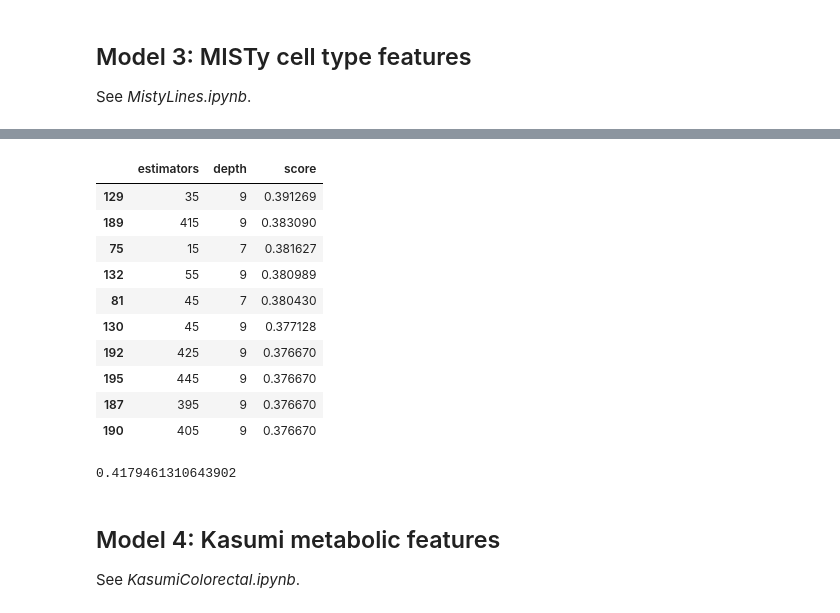
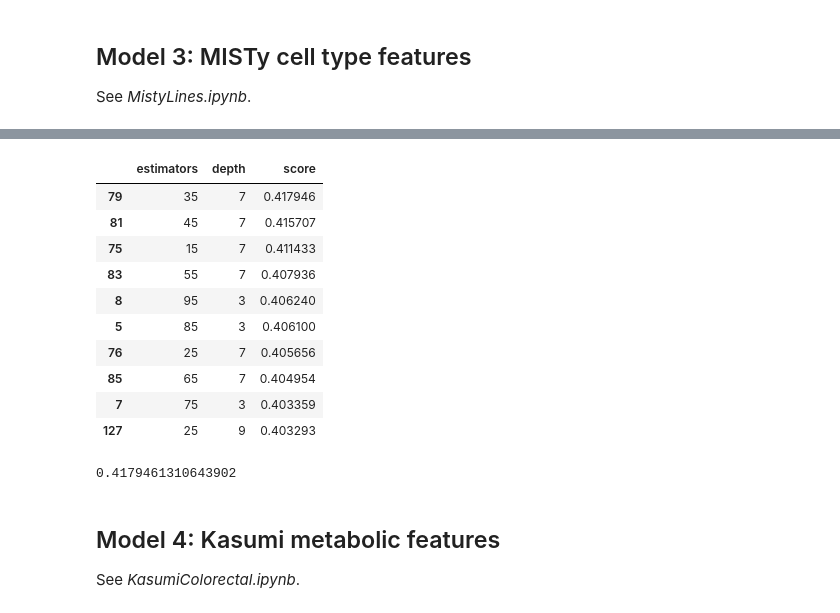
Before and after one commit to HartmannLab/MIBI-Analysis_Hamburg_CRC_TMA_2024, a Jupyter notebook: notebooks/spatial/StageXGB.ipynb, the cells around one changed output, grey strips where cells are left out. Saved outputs shown, nothing was run; the diff lists cells and outputs as text; code cells hidden in the pictures.

```diff
--- a/notebooks/spatial/StageXGB.ipynb
+++ b/notebooks/spatial/StageXGB.ipynb
@@ -635,22 +586,20 @@ Parallel(n_jobs=28)(delayed(test_estimator_misty)(r_estimators, r_depth)
 # %%
-pd.read_csv("../../data/model3_rf_misty_lineage_f1_scores.txt", header=None, names=["estimators", "depth", "score"]).sort_values("score", ascending=False).head(10)
+pd.read_csv("../../data/model3_misty_lineage_f1_scores.txt", header=None, names=["estimators", "depth", "score"]).sort_values("score", ascending=False).head(10)
 # %% [output]
 |  | estimators | depth | score |
-| 129 | 35 | 9 | 0.391269 |
-| 189 | 415 | 9 | 0.383090 |
-| 75 | 15 | 7 | 0.381627 |
-| 132 | 55 | 9 | 0.380989 |
-| 81 | 45 | 7 | 0.380430 |
-| 130 | 45 | 9 | 0.377128 |
-| 192 | 425 | 9 | 0.376670 |
-| 195 | 445 | 9 | 0.376670 |
-| 187 | 395 | 9 | 0.376670 |
-| 190 | 405 | 9 | 0.376670 |
+| 79 | 35 | 7 | 0.417946 |
+| 81 | 45 | 7 | 0.415707 |
+| 75 | 15 | 7 | 0.411433 |
+| 83 | 55 | 7 | 0.407936 |
+| 8 | 95 | 3 | 0.406240 |
+| 5 | 85 | 3 | 0.406100 |
+| 76 | 25 | 7 | 0.405656 |
+| 85 | 65 | 7 | 0.404954 |
+| 7 | 75 | 3 | 0.403359 |
+| 127 | 25 | 9 | 0.403293 |
 # %%
 scores = [process_fold_misty(train, test, n_estimators=35, n_depth=7)
               for train, test in cv_folds_fov]
-mean_score = np.mean(scores)
+print(np.mean(scores))
+# %% [output]
+0.4179461310643902
-# %%
-mean_score
-# %% [output]
-0.4179461310643902
```
Also changed, not shown: parts of 29 cells of this notebook, 1 other file.
